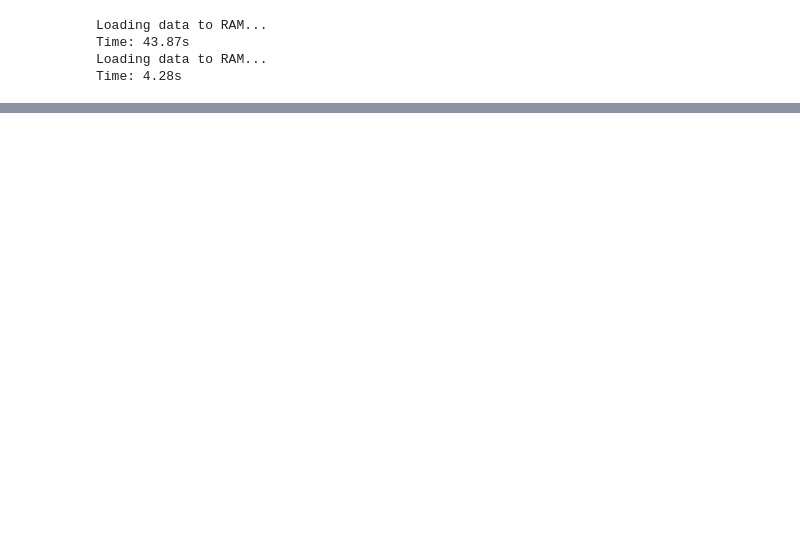
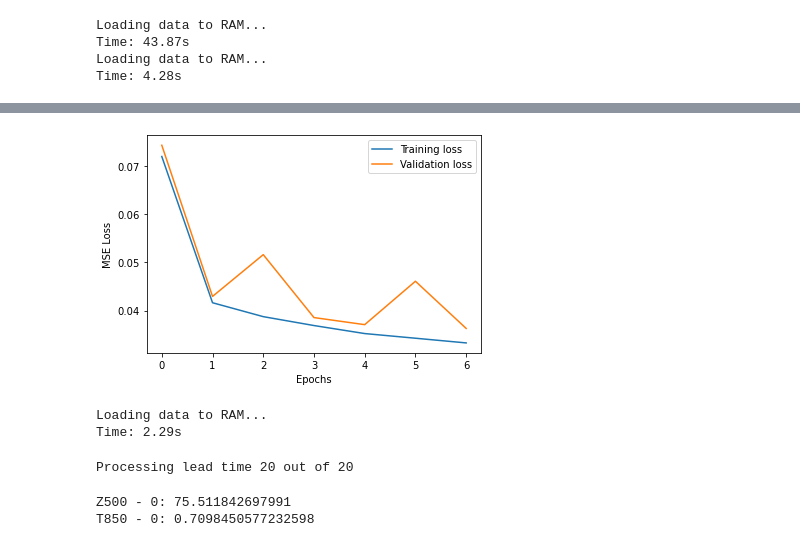
Before and after one commit to deepsphere/deepsphere-weather, a Jupyter notebook: notebooks/Unet with ResNet blocks.ipynb, the cells around one changed output, grey strips where cells are left out. Saved outputs shown, nothing was run; the diff lists cells and outputs as text; code cells hidden in the pictures; blank space fills up the shorter version.

Commit message:
train with l2

```diff
--- a/notebooks/Unet with ResNet blocks.ipynb
+++ b/notebooks/Unet with ResNet blocks.ipynb
@@ -567,0 +576,23 @@ Batch idx: 1300; Loss: 0.105
+# %%
+# Show training losses
+plt.plot(train_loss, label='Training loss')
+plt.plot(val_loss, label='Validation loss')
+plt.xlabel('Epochs')
+plt.ylabel('MSE Loss')
+plt.legend()
+plt.show()
+
+del dl_train, dl_val, training_ds, validation_ds
+torch.cuda.empty_cache()
+# %% [output]
+[figure, added]
+# %%
+# Testing data
+testing_ds = WeatherBenchDatasetXarrayHealpixTemp(ds=ds_test, out_features=out_features,
+                                                  len_sqce=len_sqce, delta_t=delta_t, years=test_years,
+                                                  nodes=nodes, nb_timesteps=nb_timesteps,
+                                                  mean=train_mean_, std=train_std_,
+                                                  max_lead_time=max_lead_time)
+# %% [output]
+Loading data to RAM...
+Time: 2.29s
@@ -567,0 +740,5 @@ Batch idx: 1300; Loss: 0.105
+# %%
+predictions, lead_times, times, nodes, out_lat, out_lon = \
+create_iterative_predictions_healpix_temp(spherical_unet, device, testing_ds, constants_tensor.transpose(1,0))
+# %% [output]
+Processing lead time 20 out of 20
@@ -567,0 +761,11 @@ Batch idx: 1300; Loss: 0.105
+# %%
+# Compute and save RMSE
+rmse = compute_rmse_healpix(prediction_ds, obs).load()
+rmse.to_netcdf(rmse_filename)
+
+# Show RMSE
+print('Z500 - 0:', rmse.z.values[0])
+print('T850 - 0:', rmse.t.values[0])
+# %% [output]
+Z500 - 0: 75.511842697991
+T850 - 0: 0.7098450577232598
```
Also changed, not shown: parts of 7 cells of this notebook.
